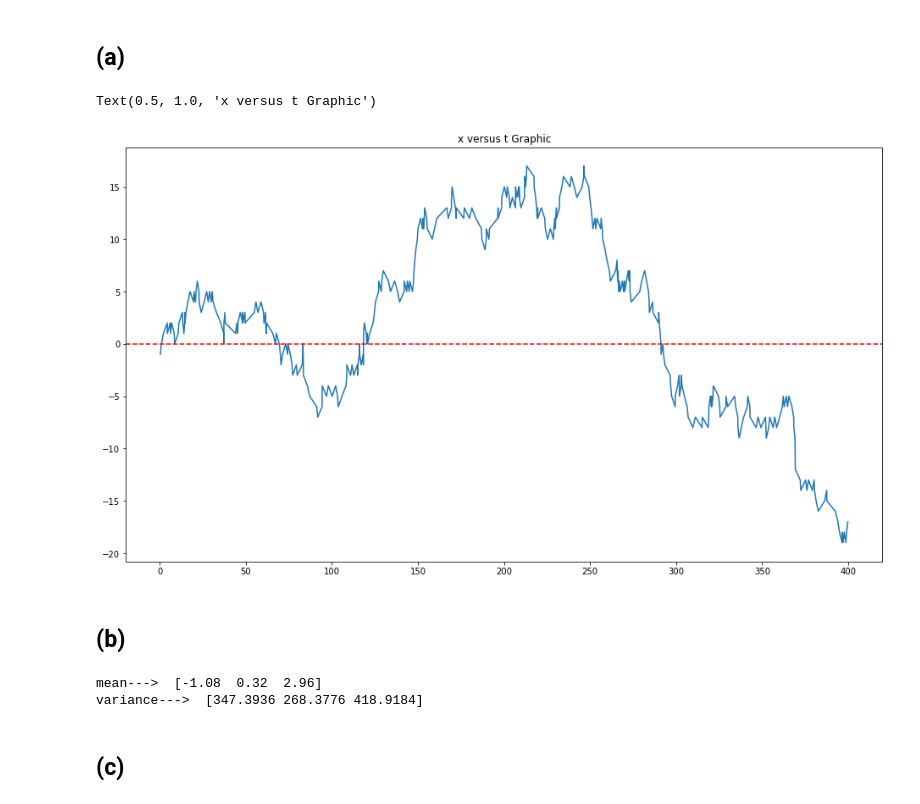
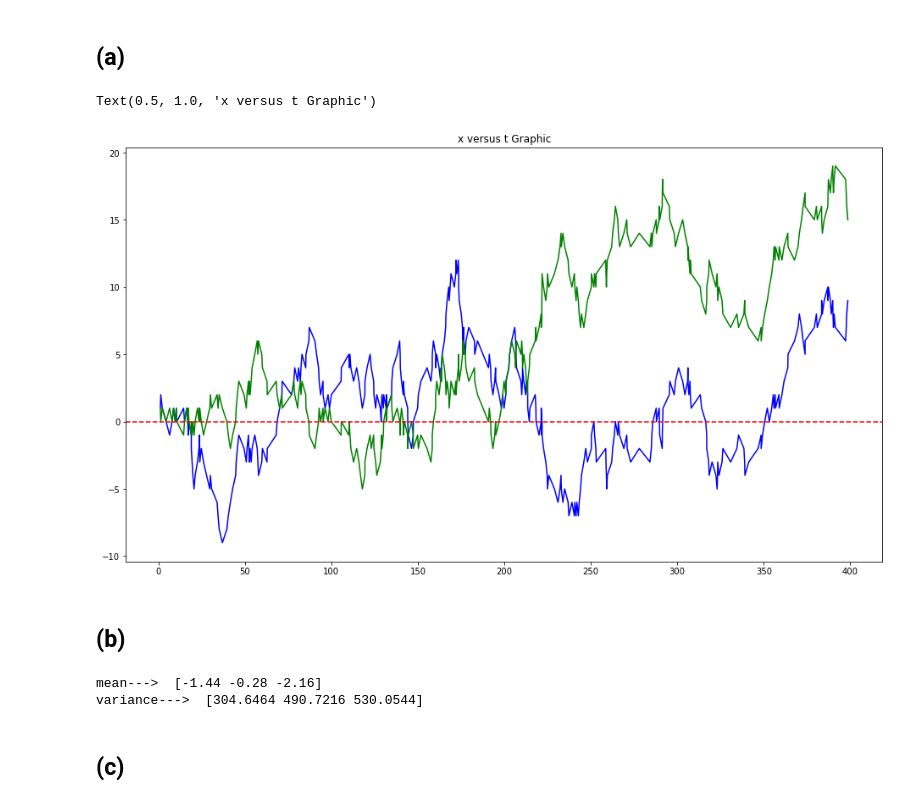
Before and after one commit to HWolf08/biophysics, a Jupyter notebook: week-07/problem-10.3.ipynb, the cells around one changed output. Saved outputs shown, nothing was run; the diff lists cells and outputs as text; code cells hidden in the pictures.

```diff
--- a/week-07/problem-10.3.ipynb
+++ b/week-07/problem-10.3.ipynb
@@ -15,19 +23,23 @@ rand = rng.random
 # %%
 B = 1
 rand_num = -((1/B) * np.log(rand(1000))).cumsum()
 t = rand_num[(rand_num > 0) * (rand_num < 400)]
 
 num_steps = len(t)
 X_rand = 2*(rand(num_steps) < 0.5) - 1
-X = X_rand.cumsum()
+X1 = X_rand.cumsum()
+
+X_rand2 = 2*(rand(num_steps) < 0.5) - 1
+X2 = X_rand2.cumsum()
 
 plt.figure(figsize = (16,9))
-plt.plot(t,X)
+plt.plot(t, X1, 'b-')
+plt.plot(t, X2, 'g-')
 plt.axhline(y = 0, color = 'r',linestyle = '--')
 plt.title('x versus t Graphic')
 # %% [output]
 Text(0.5, 1.0, 'x versus t Graphic')
-[figure, old version]
+[figure, new version]
 # %% [markdown]
 ## (b)
 # %%
@@ -54,8 +66,8 @@ for N in end_t:
 print('mean---> ', mean)
 print('variance---> ', var)
 # %% [output]
-mean--->  [-1.08  0.32  2.96]
-variance--->  [347.3936 268.3776 418.9184]
+mean--->  [-1.44 -0.28 -2.16]
+variance--->  [304.6464 490.7216 530.0544]
 # %% [markdown]
 ## (c)
 # %% [markdown]
```
Also changed, not shown: parts of 3 cells of this notebook, 2 other files.
